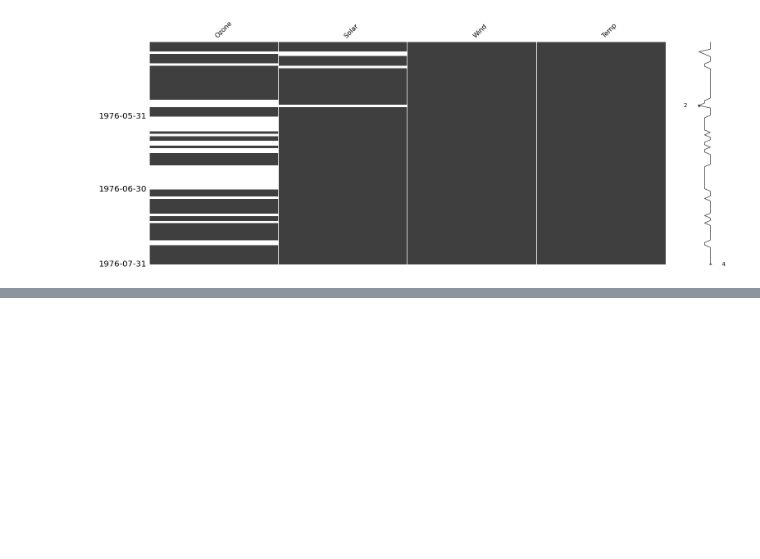
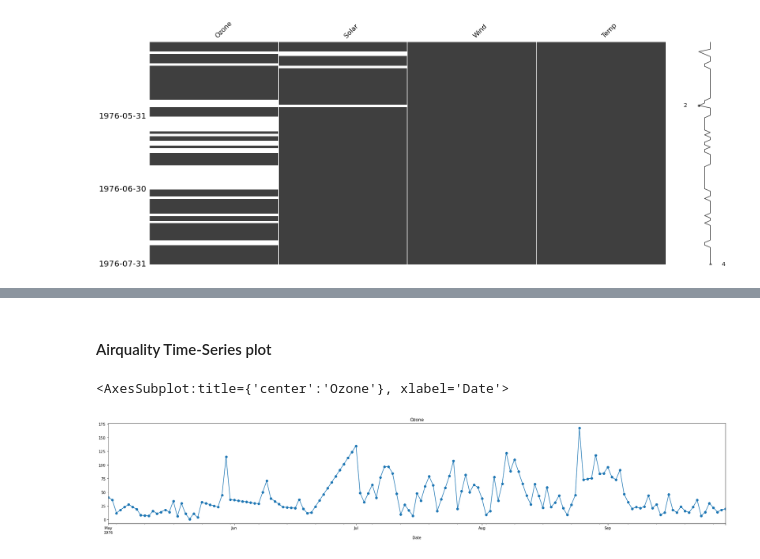
Before and after one commit to anidurg/DataCampProjects, a Jupyter notebook: Handling_missing_values_time_series_dataset.ipynb, the cells around one changed output, grey strips where cells are left out. Drawn from its saved outputs; the diff is of its cells as text; code cells hidden in the pictures; blank space fills up the shorter version.

```diff
--- a/Handling_missing_values_time_series_dataset.ipynb
+++ b/Handling_missing_values_time_series_dataset.ipynb
@@ -87,0 +107,6 @@ msno.matrix(airquality.loc['May-1976':'Jul-1976'], freq='M')
+# %%
+# Interpolate the NaNs linearly
+airquality.interpolate(method='linear', inplace=True)
+
+# Print after interpolation
+print(airquality[30:40])
@@ -87,0 +144,7 @@ msno.matrix(airquality.loc['May-1976':'Jul-1976'], freq='M')
+# %% [markdown]
+#### Airquality Time-Series plot
+# %%
+airquality['Ozone'].plot(title='Ozone', marker='o',figsize=(30,5))
+# %% [output]
+<AxesSubplot:title={'center':'Ozone'}, xlabel='Date'>
+[figure, added]
```
Also changed, not shown: parts of 7 cells of this notebook.
